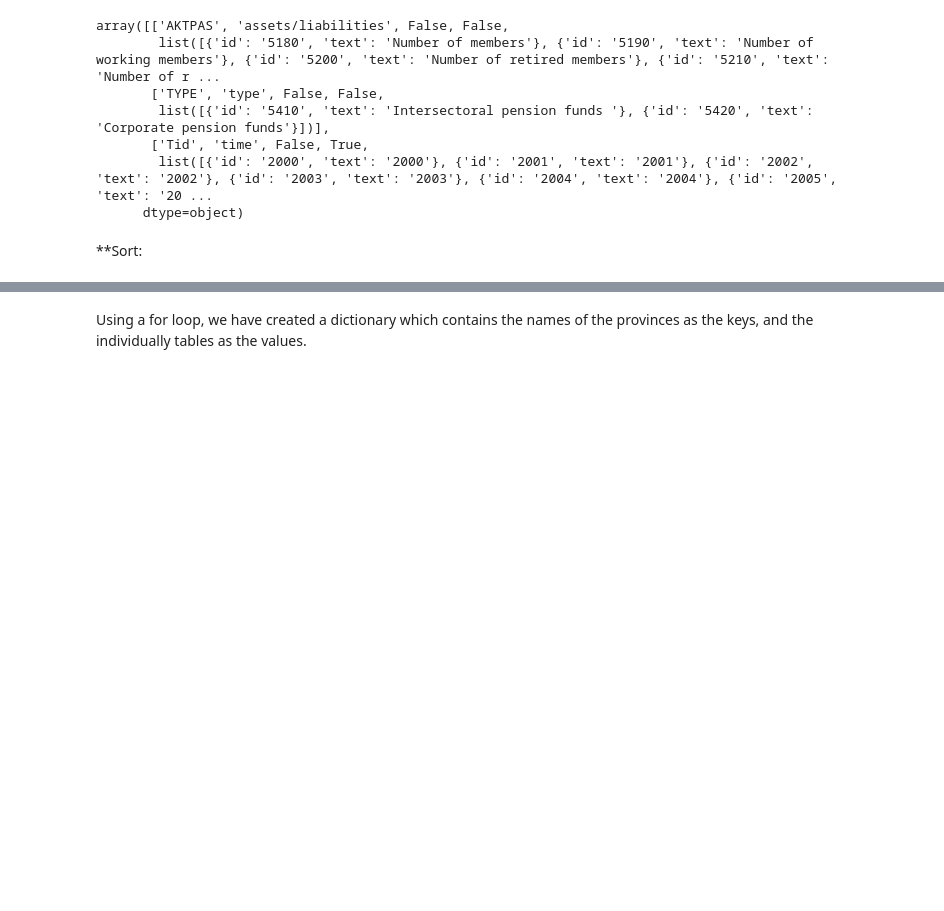
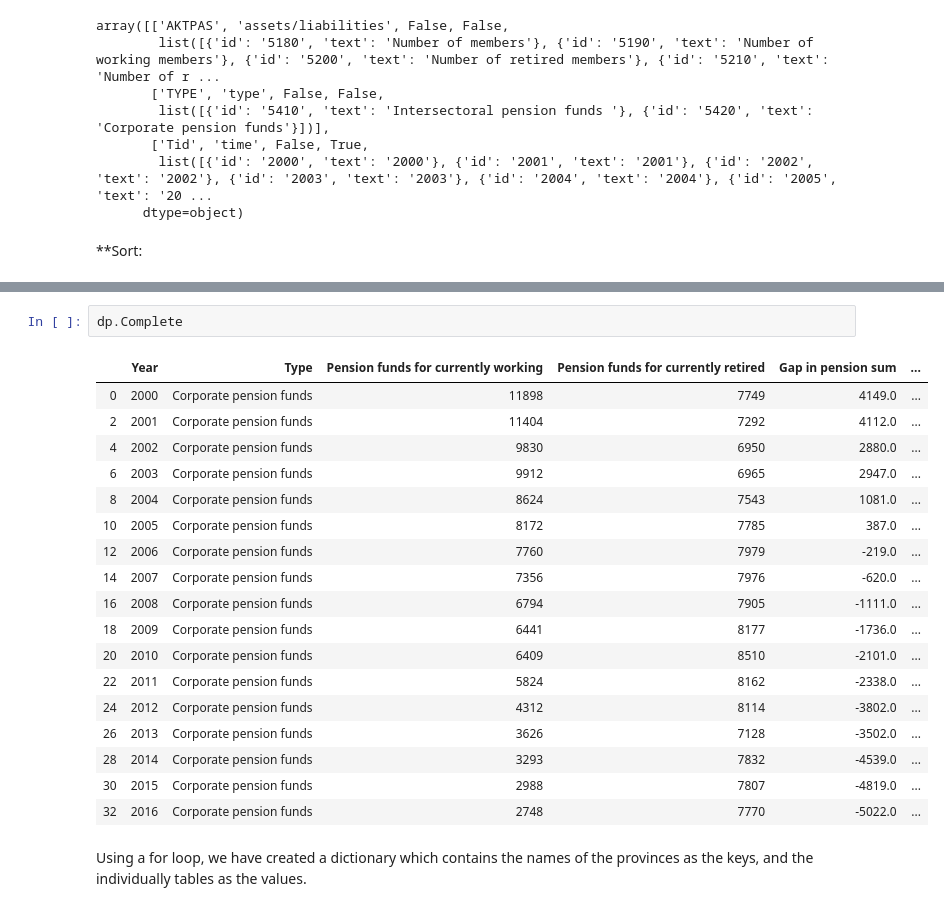
Before and after one commit to kzm266/projects-2020-group-60, a Jupyter notebook: dataproject/dataproject.ipynb, the cells around one changed output, grey strips where cells are left out. Saved outputs shown, nothing was run; the diff lists cells and outputs as text; blank space fills up the shorter version.

```diff
--- a/dataproject/dataproject.ipynb
+++ b/dataproject/dataproject.ipynb
@@ -94,5 +133,26 @@ SyntaxError: invalid syntax
 | 31 | 2015 | Intersectoral pension funds | 637724 | 130283 | 507441.0 | ... |
 | 32 | 2016 | Corporate pension funds | 2748 | 7770 | -5022.0 | ... |
 | 33 | 2016 | Intersectoral pension funds | 721992 | 131610 | 590382.0 | ... |
+# %%
+dp.Complete
+# %% [output]
+|  | Year | Type | Pension funds for currently working | Pension funds for currently retired | Gap in pension sum | ... |
+| 0 | 2000 | Corporate pension funds | 11898 | 7749 | 4149.0 | ... |
+| 2 | 2001 | Corporate pension funds | 11404 | 7292 | 4112.0 | ... |
+| 4 | 2002 | Corporate pension funds | 9830 | 6950 | 2880.0 | ... |
+| 6 | 2003 | Corporate pension funds | 9912 | 6965 | 2947.0 | ... |
+| 8 | 2004 | Corporate pension funds | 8624 | 7543 | 1081.0 | ... |
+| 10 | 2005 | Corporate pension funds | 8172 | 7785 | 387.0 | ... |
+| 12 | 2006 | Corporate pension funds | 7760 | 7979 | -219.0 | ... |
+| 14 | 2007 | Corporate pension funds | 7356 | 7976 | -620.0 | ... |
+| 16 | 2008 | Corporate pension funds | 6794 | 7905 | -1111.0 | ... |
+| 18 | 2009 | Corporate pension funds | 6441 | 8177 | -1736.0 | ... |
+| 20 | 2010 | Corporate pension funds | 6409 | 8510 | -2101.0 | ... |
+| 22 | 2011 | Corporate pension funds | 5824 | 8162 | -2338.0 | ... |
+| 24 | 2012 | Corporate pension funds | 4312 | 8114 | -3802.0 | ... |
+| 26 | 2013 | Corporate pension funds | 3626 | 7128 | -3502.0 | ... |
+| 28 | 2014 | Corporate pension funds | 3293 | 7832 | -4539.0 | ... |
+| 30 | 2015 | Corporate pension funds | 2988 | 7807 | -4819.0 | ... |
+| 32 | 2016 | Corporate pension funds | 2748 | 7770 | -5022.0 | ... |
 # %% [markdown]
 Using a for loop, we have created a dictionary which contains the names of the provinces as the keys, and the individually tables as the values.
```
Also changed, not shown: parts of 11 cells of this notebook, 2 other files.
